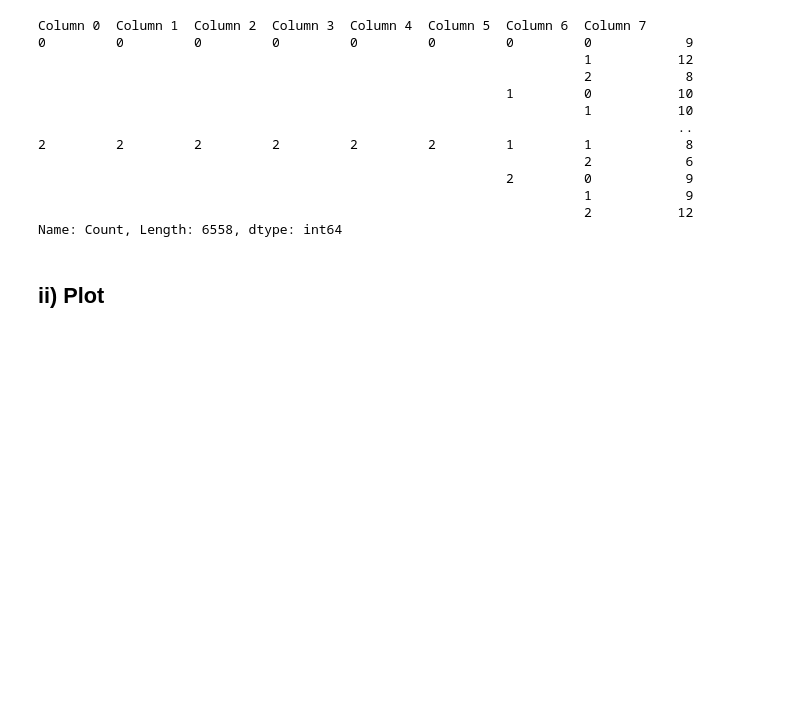
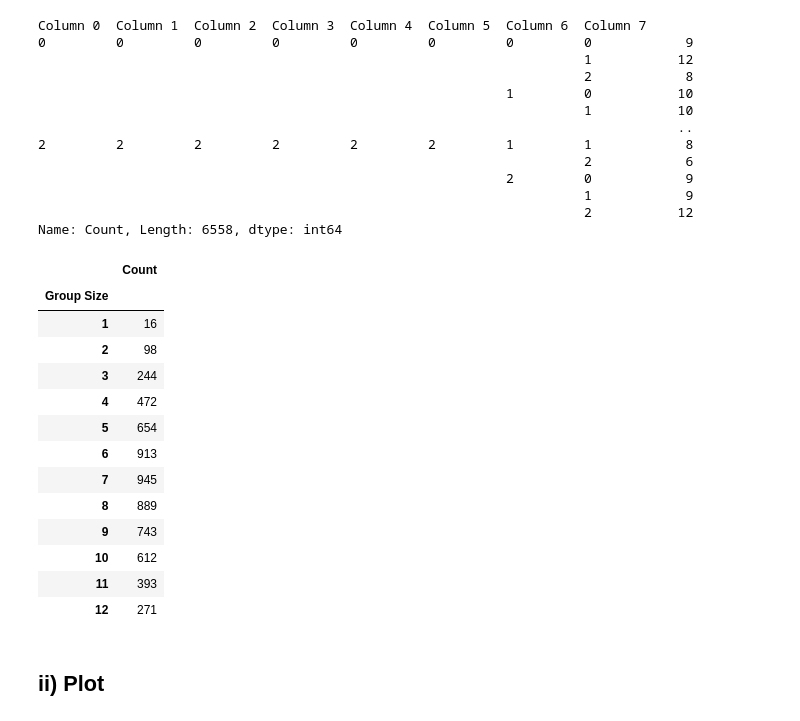
Before and after one commit to adhardy/mirador-task-sheet, a Jupyter notebook: k-anonymity analysis.ipynb, the cells around one changed output. Drawn from its saved outputs; the diff is of its cells as text; code cells hidden in the pictures; blank space fills up the shorter version.

```diff
--- a/k-anonymity analysis.ipynb
+++ b/k-anonymity analysis.ipynb
@@ -109,14 +109,29 @@ Name: Count, Length: 6558, dtype: int64
 # %%
 #Group by the permutation count and count the size of the groups
 s_permutation_count = s_perm_frequency.value_counts().sort_index()
 #convert to dataframe
 df_permutation_count = s_permutation_count.to_frame()
 #name the index
 df_permutation_count.index.set_names("Group Size", inplace=True)
 # Cut off after group size of 12
 max_group_size = 12
 df_permutation_count = df_permutation_count.loc[df_permutation_count.index <= max_group_size]
-# df_permutation_count
+df_permutation_count
+# %% [output]
+|  | Count |
+| Group Size |  |
+| 1 | 16 |
+| 2 | 98 |
+| 3 | 244 |
+| 4 | 472 |
+| 5 | 654 |
+| 6 | 913 |
+| 7 | 945 |
+| 8 | 889 |
+| 9 | 743 |
+| 10 | 612 |
+| 11 | 393 |
+| 12 | 271 |
 # %% [markdown]
 ## ii) Plot
 # %%
```
Also changed, not shown: parts of 2 cells of this notebook.
